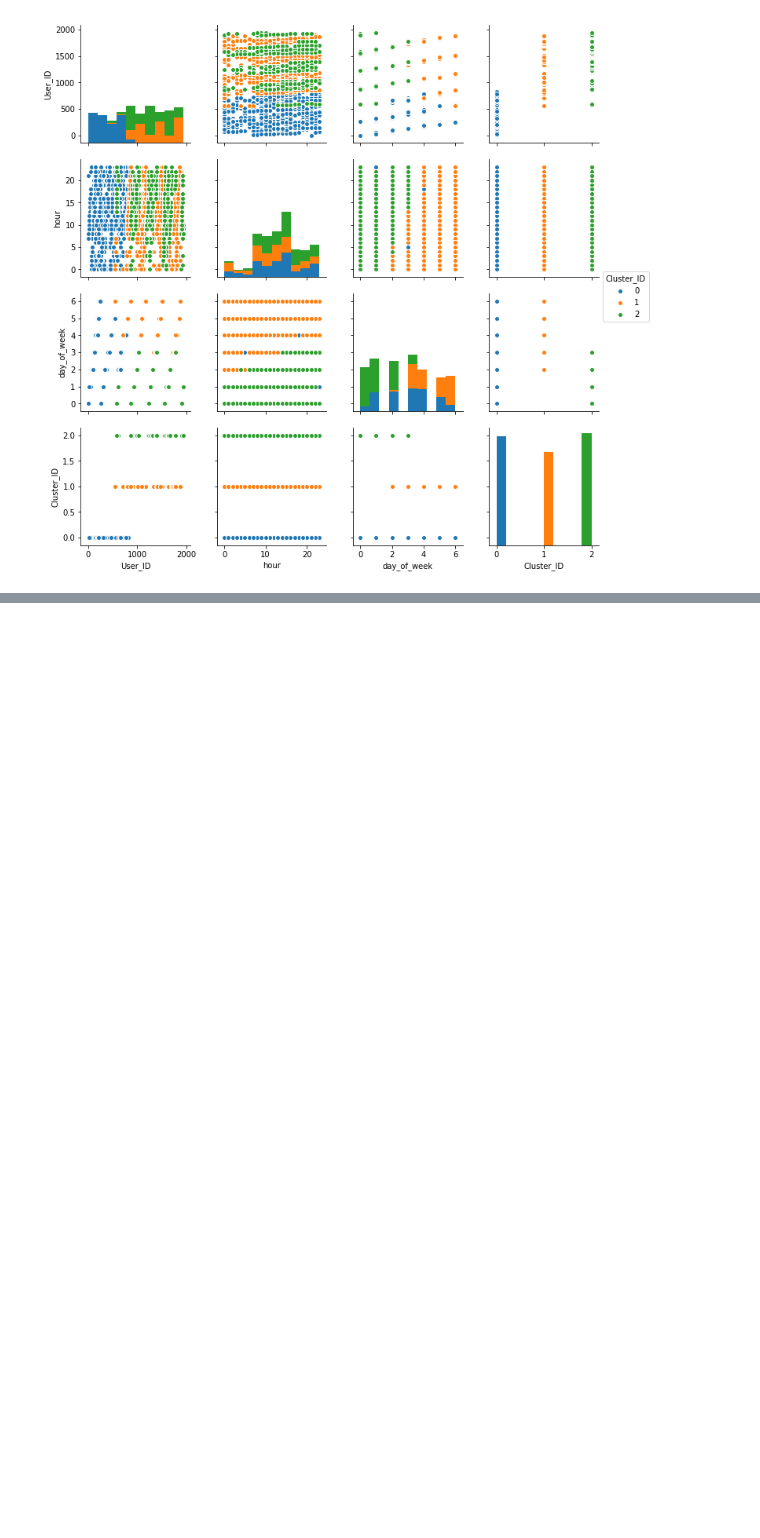
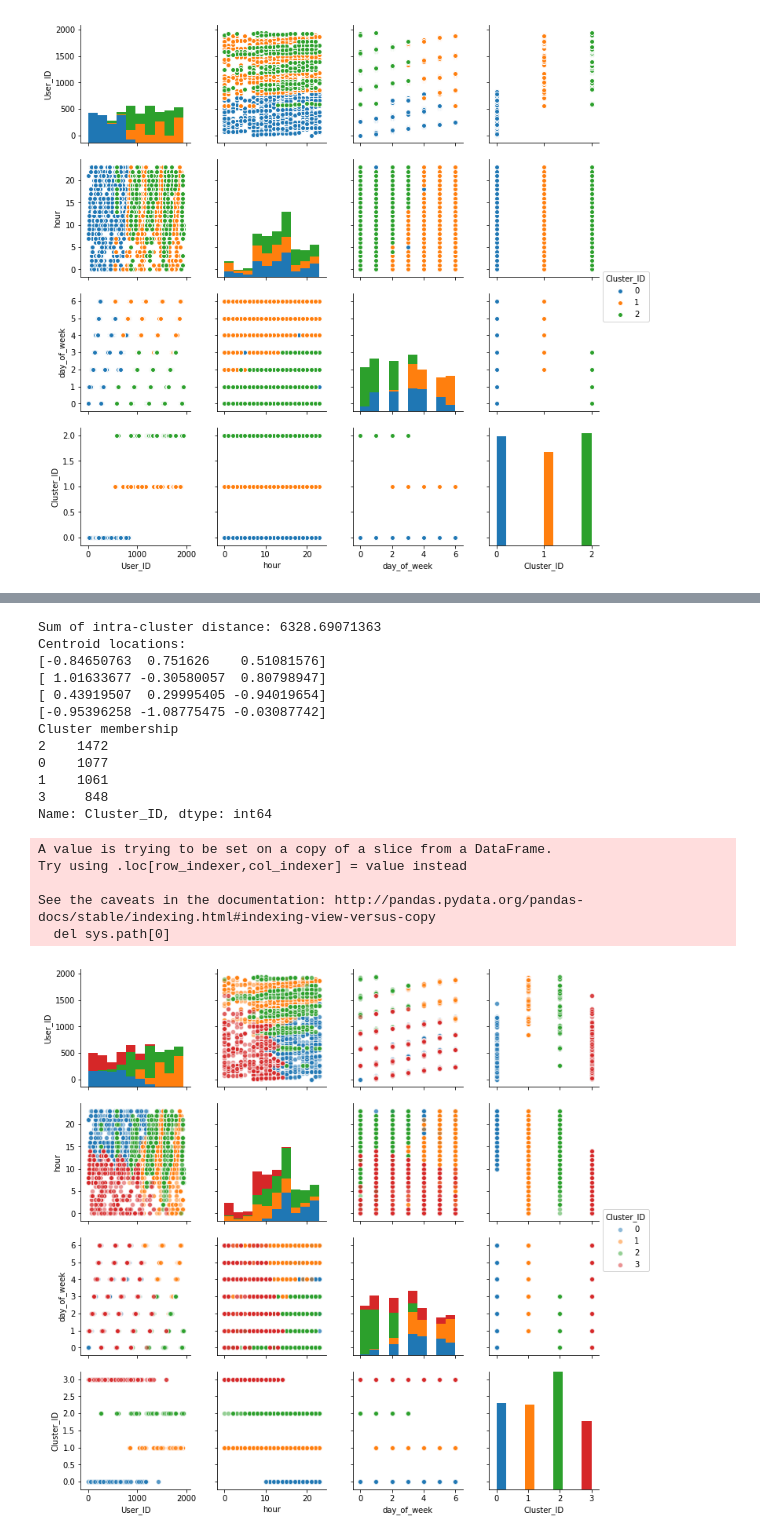
Before and after one commit to MaxEdman/IFN645_CaseStudy2, a Jupyter notebook: Task 6 - Web Mining.ipynb, the cells around one changed output, grey strips where cells are left out. Drawn from its saved outputs; the diff is of its cells as text; code cells hidden in the pictures; blank space fills up the shorter version.

```diff
--- a/Task 6 - Web Mining.ipynb
+++ b/Task 6 - Web Mining.ipynb
@@ -438,0 +559,42 @@ Name: Cluster_ID, dtype: int64
+# %%
+# visualisation of K=4 clustering solution
+model = KMeans(n_clusters=4, random_state=rs)
+model.fit(X)
+
+# sum of intra-cluster distances
+print("Sum of intra-cluster distance:", model.inertia_)
+
+print("Centroid locations:")
+for centroid in model.cluster_centers_:
+    print(centroid)
+
+y = model.predict(X)
+df4['Cluster_ID'] = y
+
+# how many in each
+print("Cluster membership")
+print(df4['Cluster_ID'].value_counts())
+
+# pairplot
+# added alpha value to assist with overlapping points
+cluster_g = sns.pairplot(df4, hue='Cluster_ID', plot_kws={'alpha': 0.5})
+plt.show()
+# %% [output]
+Sum of intra-cluster distance: 6328.69071363
+Centroid locations:
+[-0.84650763  0.751626    0.51081576]
+[ 1.01633677 -0.30580057  0.80798947]
+[ 0.43919507  0.29995405 -0.94019654]
+[-0.95396258 -1.08775475 -0.03087742]
+Cluster membership
+2    1472
+0    1077
+1    1061
+3     848
+Name: Cluster_ID, dtype: int64
+A value is trying to be set on a copy of a slice from a DataFrame.
+Try using .loc[row_indexer,col_indexer] = value instead
+
+See the caveats in the documentation: http://pandas.pydata.org/pandas-docs/stable/indexing.html#indexing-view-versus-copy
+  del sys.path[0]
+[figure, added]
```
Also changed, not shown: parts of 7 cells of this notebook.
